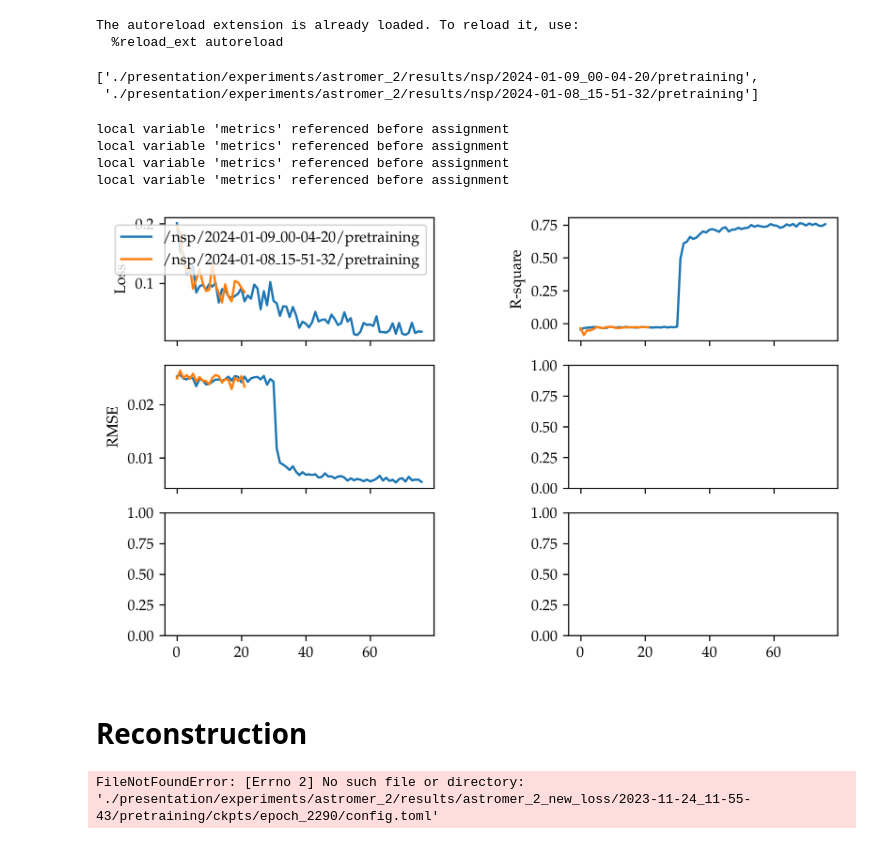
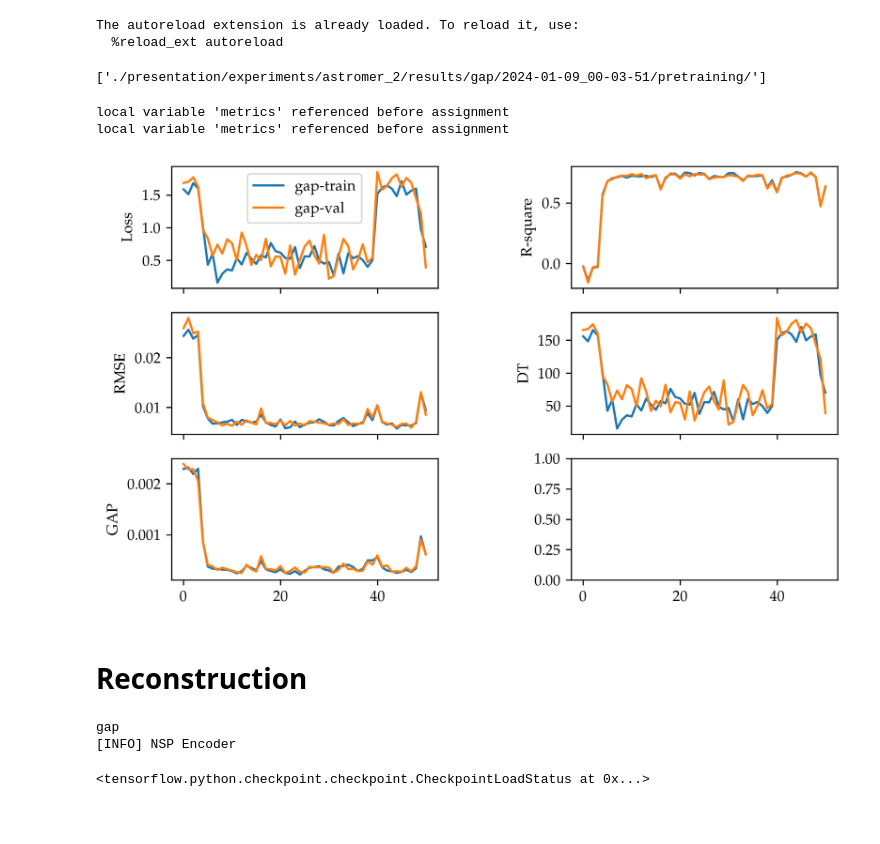
Before and after one commit to cridonoso/astromer, a Jupyter notebook: presentation/experiments/astromer_2/results.ipynb, the cells around one changed output. Cells and saved outputs as stored; diff of their text form; code cells hidden in the pictures; blank space fills up the shorter version.

```diff
--- a/presentation/experiments/astromer_2/results.ipynb
+++ b/presentation/experiments/astromer_2/results.ipynb
@@ -39,14 +43,14 @@ os.environ["CUDA_VISIBLE_DEVICES"]="2"
 The autoreload extension is already loaded. To reload it, use:
   %reload_ext autoreload
 # %%
-folder = './presentation/experiments/astromer_2/results/nsp/'
-exp_folders = glob.glob(os.path.join(folder, '*',  'pretraining'))
+folder = './presentation/experiments/astromer_2/results/gap/2024-01-09_00-03-51/pretraining/'
+exp_folders = glob.glob(os.path.join(folder))
 exp_folders
 # %% [output]
-['./presentation/experiments/astromer_2/results/nsp/2024-01-09_00-04-20/pretraining',
- './presentation/experiments/astromer_2/results/nsp/2024-01-08_15-51-32/pretraining']
+['./presentation/experiments/astromer_2/results/gap/2024-01-09_00-03-51/pretraining/']
 # %%
-metric_names= ['epoch_loss', 'epoch_r_square', 'epoch_rmse', 'epoch_rmse_dt_gap', 'epoch_rmse_gap']
+metric_names= ['epoch_loss', 'epoch_r_square', 'epoch_rmse', 'epoch_rmse_dt_gap', 'epoch_rmse_gap',
+               'epoch_acc', 'epoch_bce']
 format_metric_name = {
     'epoch_loss':'Loss',
     'epoch_r_square': 'R-square',
@@ -65,54 +69,83 @@ for expdir in exp_folders:
     log_dir = os.path.join(expdir, 'tensorboard')
 
     with open(config_path, 'r') as f:
         config = toml.load(f)
 
         val_metrics = get_metrics(os.path.join(log_dir, 'validation'),
                                   metric_name='epoch_loss', show_keys=False)
 
         best_epoch = val_metrics['value'].astype(float).argmin()
 
-        for index, metric in enumerate(metric_names):
+        index = 0
+        for metric in metric_names:
             try:
                 train_metrics = get_metrics(os.path.join(log_dir, 'train'), metric_name=metric, show_keys=False)
                 valid_metrics = get_metrics(os.path.join(log_dir, 'validation'), metric_name=metric)
 
-#                 axes[index].plot(valid_metrics['step'], valid_metrics['value'],
-#                                  label=r'Probed = {:}'.format(config['probed']))
+                axes[index].plot(train_metrics['step'], train_metrics['value'],
+                                 label=r'{}-train'.format(expdir.split('/')[5]))
                 axes[index].plot(valid_metrics['step'], valid_metrics['value'],
-                                 label=r'{}'.format(expdir.split('./presentation/experiments/astromer_2/results')[-1]))
-                try:
-                    test_metrics = get_metrics(os.path.join(log_dir, 'test'), metric_name=metric)
-                    axes[index].plot([0, test_metrics['step'].iloc[-1]],
-                                     test_metrics['value'], label='test',
-                                     linestyle='--', linewidth=1)
+                                 label=r'{}-val'.format(expdir.split('/')[5]))
 
-
-                except:
-                    pass
                 axes[index].set_ylabel(format_metric_name[metric])
                 config[metric] = np.round(train_metrics.iloc[best_epoch]['value'], 3)
                 config[metric+'_val'] = np.round(valid_metrics.iloc[best_epoch]['value'], 3)
 #                 axes[index].set_yscale('log')
+                index+=1
             except Exception as e:
                 print(e)
                 continue
 
         rows.append(pd.Series(config))
 axes[0].legend()
 results = pd.concat(rows, axis=1).T
 # %% [output]
 local variable 'metrics' referenced before assignment
 local variable 'metrics' referenced before assignment
-local variable 'metrics' referenced before assignment
-local variable 'metrics' referenced before assignment
-[figure, old version]
+[figure, new version]
 # %% [markdown]
 # Reconstruction
 # %%
-config_path = './presentation/experiments/astromer_2/results/astromer_2_new_loss/2023-11-24_11-55-43/pretraining/ckpts/epoch_2290/'
+with open(os.path.join(folder, 'config.toml'), 'r') as file:
+    config = toml.load(file)
 
-astromer, conf = restore_model(config_path)
+print(config['encoder_mode'])
+if config['encoder_mode'] == 'nsp':
+    astromer = ASTROMER_NSP(num_layers=config['num_layers'],
+                        num_heads=config['num_heads'],
+                        head_dim=config['head_dim'],
+                        mixer_size=config['mixer'],
+                        dropout=config['dropout'],
+                        pe_base=config['pe_base'],
+                        pe_dim=config['pe_dim'],
+                        pe_c=config['pe_exp'],
+                        window_size=config['window_size'])
+
+if config['encoder_mode'] == 'gap':
+    astromer = ASTROMER_GAP(num_layers=config['num_layers'],
+                        num_heads=config['num_heads'],
+                        head_dim=config['head_dim'],
+                        mixer_size=config['mixer'],
+                        dropout=config['dropout'],
+                        pe_base=config['pe_base'],
+                        pe_dim=config['pe_dim'],
+                        pe_c=config['pe_exp'],
+                        window_size=config['window_size'])
+
+if config['encoder_mode'] == 'skip':
+    astromer = ASTROMER_SKIP(num_layers=config['num_layers'],
+                        num_heads=config['num_heads'],
+                        head_dim=config['head_dim'],
+                        mixer_size=config['mixer'],
+                        dropout=config['dropout'],
+                        pe_base=config['pe_base'],
+                        pe_dim=config['pe_dim'],
+                        pe_c=config['pe_exp'],
+                        window_size=config['window_size'])
+
+astromer.load_weights(os.path.join(folder, 'weights'))
 # %% [output]
-FileNotFoundError: [Errno 2] No such file or directory: './presentation/experiments/astromer_2/results/astromer_2_new_loss/2023-11-24_11-55-43/pretraining/ckpts/epoch_2290/config.toml'
+gap
+[INFO] NSP Encoder
+<tensorflow.python.checkpoint.checkpoint.CheckpointLoadStatus at 0x...>
 # %%
```
Also changed, not shown: parts of 13 cells of this notebook, 5 other files.
